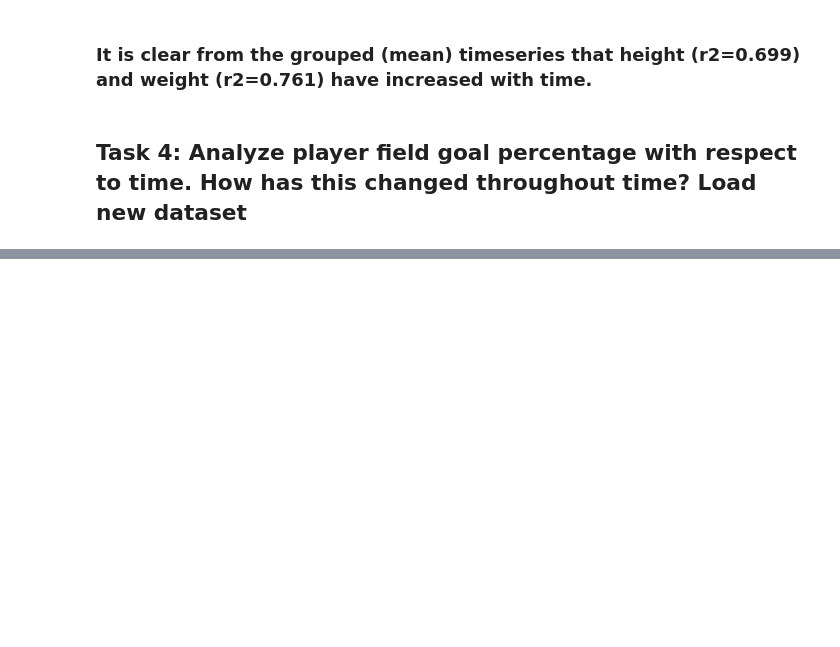
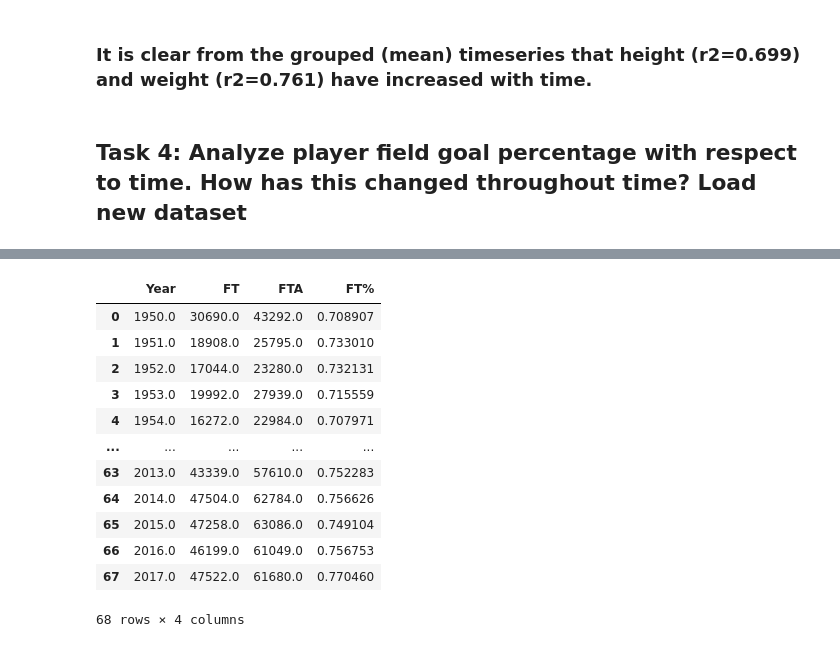
Before and after one commit to brentwilder/NBAplayers, a Jupyter notebook: NBA.ipynb, the cells around one changed output, grey strips where cells are left out. Drawn from its saved outputs; the diff is of its cells as text; code cells hidden in the pictures; blank space fills up the shorter version.

```diff
--- a/NBA.ipynb
+++ b/NBA.ipynb
@@ -232,0 +304,18 @@ Text(0.5, 1.0, 'R2: 0.761')
+# %%
+# Create new column of FT%
+ft['FT%'] = ft['FT'] / ft['FTA']
+ft
+# %% [output]
+|  | Year | FT | FTA | FT% |
+| 0 | 1950.0 | 30690.0 | 43292.0 | 0.708907 |
+| 1 | 1951.0 | 18908.0 | 25795.0 | 0.733010 |
+| 2 | 1952.0 | 17044.0 | 23280.0 | 0.732131 |
+| 3 | 1953.0 | 19992.0 | 27939.0 | 0.715559 |
+| 4 | 1954.0 | 16272.0 | 22984.0 | 0.707971 |
+| ... | ... | ... | ... | ... |
+| 63 | 2013.0 | 43339.0 | 57610.0 | 0.752283 |
+| 64 | 2014.0 | 47504.0 | 62784.0 | 0.756626 |
+| 65 | 2015.0 | 47258.0 | 63086.0 | 0.749104 |
+| 66 | 2016.0 | 46199.0 | 61049.0 | 0.756753 |
+| 67 | 2017.0 | 47522.0 | 61680.0 | 0.770460 |
+68 rows × 4 columns
```
Also changed, not shown: parts of 9 cells of this notebook.
